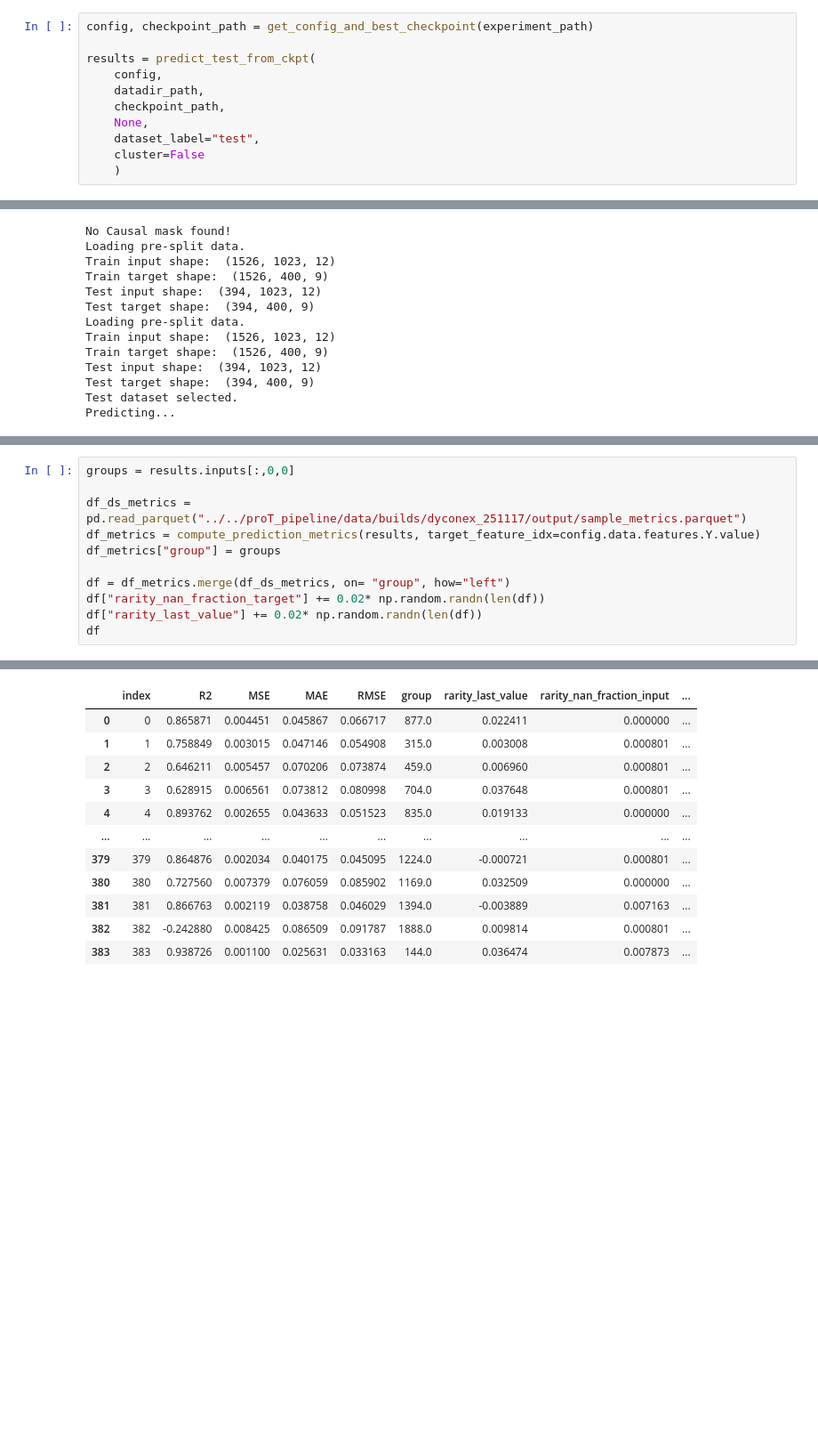
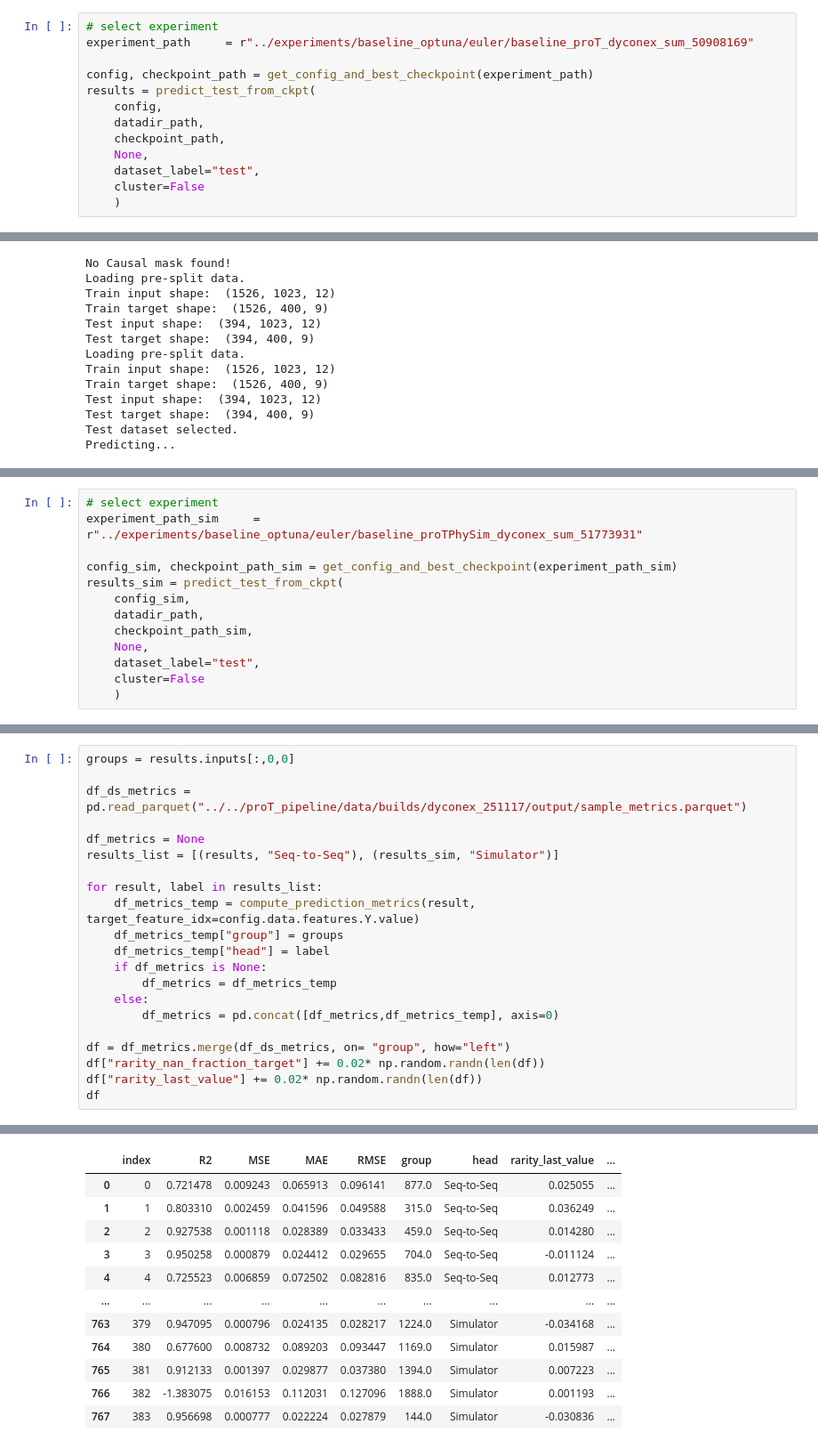
Before and after one commit to scipi1/proT, a Jupyter notebook: notebooks/nb_case_study.ipynb, the cells around one changed output, grey strips where cells are left out. Shown: that part at 89% size. Saved outputs shown, nothing was run; the diff lists cells and outputs as text; blank space fills up the shorter version.

```diff
--- a/notebooks/nb_case_study.ipynb
+++ b/notebooks/nb_case_study.ipynb
@@ -221,6 +92,8 @@ def get_config_and_best_checkpoint(exp_path):
 # %%
+# select experiment
+experiment_path     = r"../experiments/baseline_optuna/euler/baseline_proT_dyconex_sum_50908169"
+
 config, checkpoint_path = get_config_and_best_checkpoint(experiment_path)
-
 results = predict_test_from_ckpt(
     config,
     datadir_path,
@@ -246,0 +122,13 @@ Predicting...
+# %%
+# select experiment
+experiment_path_sim     = r"../experiments/baseline_optuna/euler/baseline_proTPhySim_dyconex_sum_51773931"
+
+config_sim, checkpoint_path_sim = get_config_and_best_checkpoint(experiment_path_sim)
+results_sim = predict_test_from_ckpt(
+    config_sim,
+    datadir_path,
+    checkpoint_path_sim,
+    None,
+    dataset_label="test",
+    cluster=False
+    )
@@ -248,8 +152,18 @@ Predicting...
 groups = results.inputs[:,0,0]
 
 df_ds_metrics = pd.read_parquet("../../proT_pipeline/data/builds/dyconex_251117/output/sample_metrics.parquet")
-df_metrics = compute_prediction_metrics(results, target_feature_idx=config.data.features.Y.value)
-df_metrics["group"] = groups
+
+df_metrics = None
+results_list = [(results, "Seq-to-Seq"), (results_sim, "Simulator")]
+
+for result, label in results_list:
+    df_metrics_temp = compute_prediction_metrics(result, target_feature_idx=config.data.features.Y.value)
+    df_metrics_temp["group"] = groups
+    df_metrics_temp["head"] = label
+    if df_metrics is None:
+        df_metrics = df_metrics_temp
+    else:
+        df_metrics = pd.concat([df_metrics,df_metrics_temp], axis=0)
 
 df = df_metrics.merge(df_ds_metrics, on= "group", how="left")
 df["rarity_nan_fraction_target"] += 0.02* np.random.randn(len(df))
@@ -259,12 +180,12 @@ df
-|  | index | R2 | MSE | MAE | RMSE | group | rarity_last_value | rarity_nan_fraction_input | ... |
-| 0 | 0 | 0.865871 | 0.004451 | 0.045867 | 0.066717 | 877.0 | 0.022411 | 0.000000 | ... |
-| 1 | 1 | 0.758849 | 0.003015 | 0.047146 | 0.054908 | 315.0 | 0.003008 | 0.000801 | ... |
-| 2 | 2 | 0.646211 | 0.005457 | 0.070206 | 0.073874 | 459.0 | 0.006960 | 0.000801 | ... |
-| 3 | 3 | 0.628915 | 0.006561 | 0.073812 | 0.080998 | 704.0 | 0.037648 | 0.000801 | ... |
-| 4 | 4 | 0.893762 | 0.002655 | 0.043633 | 0.051523 | 835.0 | 0.019133 | 0.000000 | ... |
+|  | index | R2 | MSE | MAE | RMSE | group | head | rarity_last_value | ... |
+| 0 | 0 | 0.721478 | 0.009243 | 0.065913 | 0.096141 | 877.0 | Seq-to-Seq | 0.025055 | ... |
+| 1 | 1 | 0.803310 | 0.002459 | 0.041596 | 0.049588 | 315.0 | Seq-to-Seq | 0.036249 | ... |
+| 2 | 2 | 0.927538 | 0.001118 | 0.028389 | 0.033433 | 459.0 | Seq-to-Seq | 0.014280 | ... |
+| 3 | 3 | 0.950258 | 0.000879 | 0.024412 | 0.029655 | 704.0 | Seq-to-Seq | -0.011124 | ... |
+| 4 | 4 | 0.725523 | 0.006859 | 0.072502 | 0.082816 | 835.0 | Seq-to-Seq | 0.012773 | ... |
 | ... | ... | ... | ... | ... | ... | ... | ... | ... | ... |
-| 379 | 379 | 0.864876 | 0.002034 | 0.040175 | 0.045095 | 1224.0 | -0.000721 | 0.000801 | ... |
-| 380 | 380 | 0.727560 | 0.007379 | 0.076059 | 0.085902 | 1169.0 | 0.032509 | 0.000000 | ... |
-| 381 | 381 | 0.866763 | 0.002119 | 0.038758 | 0.046029 | 1394.0 | -0.003889 | 0.007163 | ... |
-| 382 | 382 | -0.242880 | 0.008425 | 0.086509 | 0.091787 | 1888.0 | 0.009814 | 0.000801 | ... |
-| 383 | 383 | 0.938726 | 0.001100 | 0.025631 | 0.033163 | 144.0 | 0.036474 | 0.007873 | ... |
+| 763 | 379 | 0.947095 | 0.000796 | 0.024135 | 0.028217 | 1224.0 | Simulator | -0.034168 | ... |
+| 764 | 380 | 0.677600 | 0.008732 | 0.089203 | 0.093447 | 1169.0 | Simulator | 0.015987 | ... |
+| 765 | 381 | 0.912133 | 0.001397 | 0.029877 | 0.037380 | 1394.0 | Simulator | 0.007223 | ... |
+| 766 | 382 | -1.383075 | 0.016153 | 0.112031 | 0.127096 | 1888.0 | Simulator | 0.001193 | ... |
+| 767 | 383 | 0.956698 | 0.000777 | 0.022224 | 0.027879 | 144.0 | Simulator | -0.030836 | ... |
```
Also changed, not shown: parts of 23 cells of this notebook, 44 other files.
